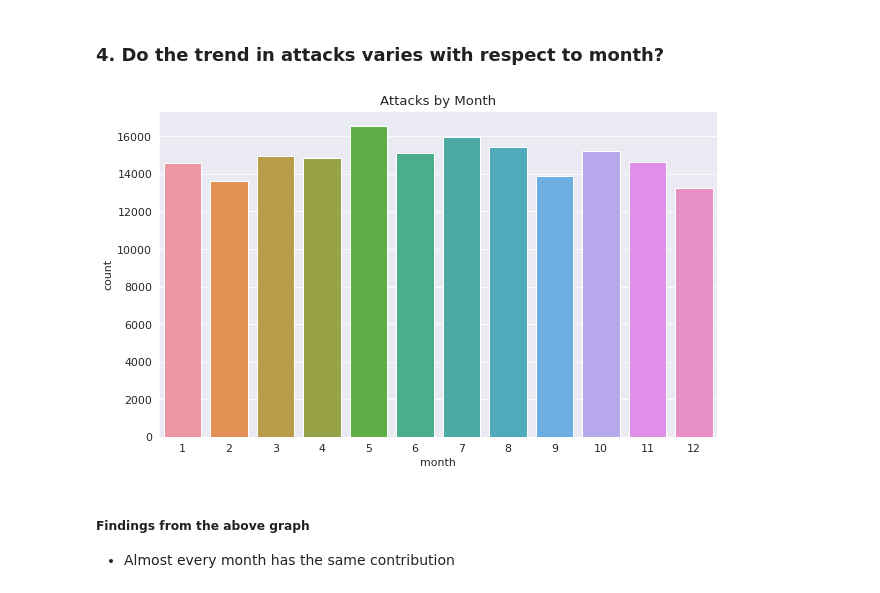
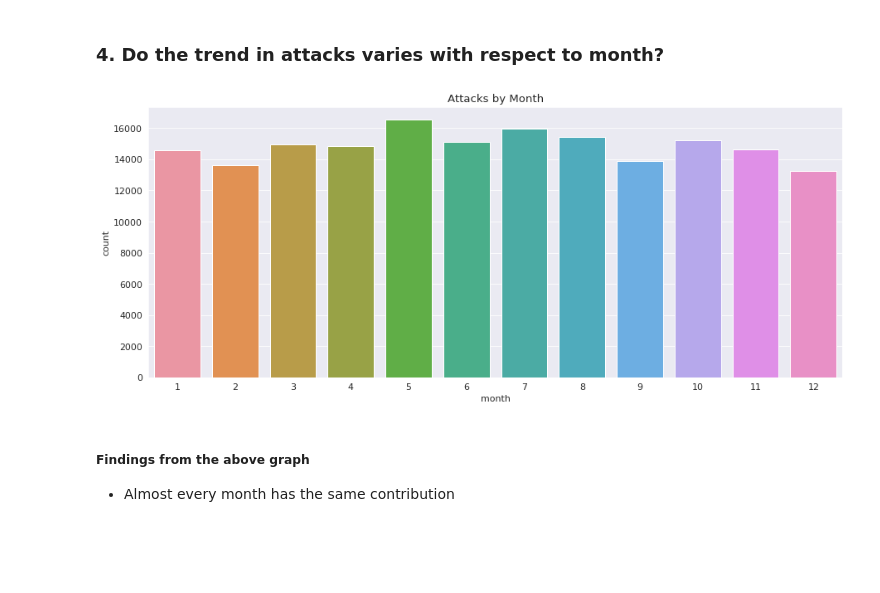
Before and after one commit to JozJozmin/GTD-, a Jupyter notebook: global-terrorism-analysis-capstone-project-ipynb.ipynb, the cells around one changed output. Drawn from its saved outputs; the diff is of its cells as text; code cells hidden in the pictures; blank space fills up the shorter version.

```diff
--- a/global-terrorism-analysis-capstone-project-ipynb.ipynb
+++ b/global-terrorism-analysis-capstone-project-ipynb.ipynb
@@ -832,12 +854,12 @@ plt.show()
 # %% [markdown]
 ### 4. Do the trend in attacks varies with respect to month?
 # %%
-plt.figure(figsize=(10,6))
+plt.figure(figsize=(15,6))
 sns.countplot(x = 'month',data=GTA_df_new)
 plt.title('Attacks by Month')
 plt.show()
 # %% [output]
-[figure, old version]
+[figure, new version]
 # %% [markdown]
 ##### **Findings from the above graph**
 * Almost every month has the same contribution
```
Also changed, not shown: parts of 43 cells of this notebook.
